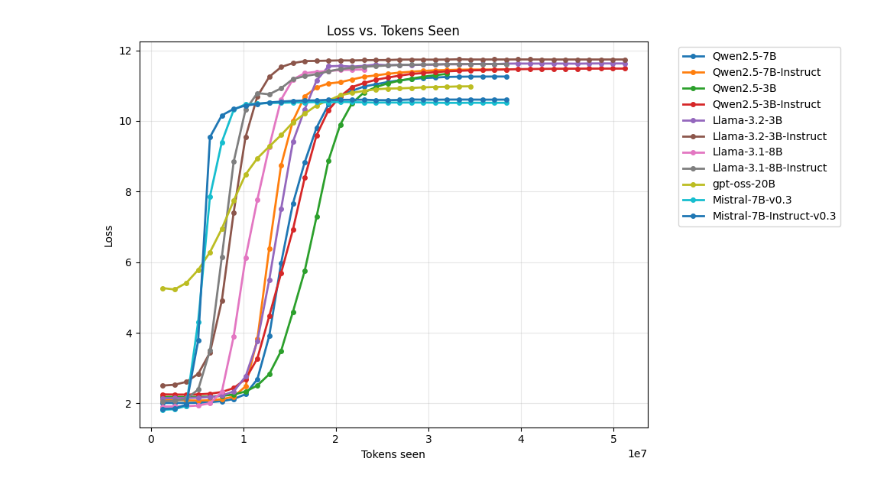
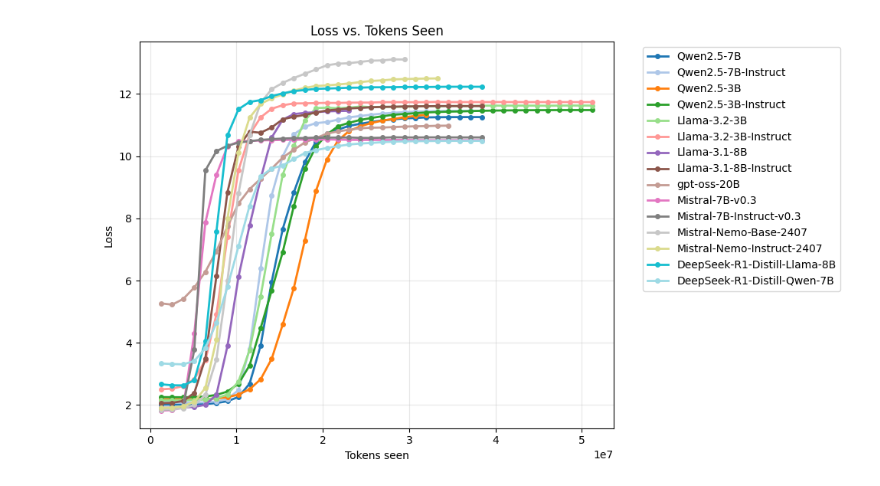
Before and after one commit to agdhruv/confusability, a Jupyter notebook: analyze.ipynb, the cells around one changed output. Saved outputs shown, nothing was run; the diff lists cells and outputs as text; code cells hidden in the pictures.

```diff
--- a/analyze.ipynb
+++ b/analyze.ipynb
@@ -55,7 +55,22 @@ models = [
         "label": "mistralai/Mistral-7B-Instruct-v0.3",
         "instruct": True,
     },
-
+    {
+        "label": "mistralai/Mistral-Nemo-Base-2407",
+        "instruct": False,
+    },
+    {
+        "label": "mistralai/Mistral-Nemo-Instruct-2407",
+        "instruct": True,
+    },
+    {
+        "label": "deepseek-ai/DeepSeek-R1-Distill-Llama-8B",
+        "instruct": True,
+    },
+    {
+        "label": "deepseek-ai/DeepSeek-R1-Distill-Qwen-7B",
+        "instruct": True,
+    },
 ]
 # %%
 rows = []
@@ -113,14 +128,15 @@ import numpy as np
 
 plt.figure(figsize=(10, 6))
 x_values = np.arange(0.0, 0.91, 0.05)
+colors = plt.cm.tab20(np.linspace(0, 1, len(df)))
 
 # Plot a line for each model
-for idx, row in df.iterrows():
+for i, (idx, row) in enumerate(df.iterrows()):
     eval_points = list(row['eval_points'])
     L0 = float(row['L0'])
     logV = float(row['logV'])
     t_across = [interpolate_tokens_for_z_target(eval_points, L0, logV, float(z)) for z in x_values]
-    plt.plot(x_values, t_across, marker='o', label=idx, linewidth=2, markersize=4) # type: ignore
+    plt.plot(x_values, t_across, marker='o', label=idx, linewidth=2, markersize=4, color=colors[i]) # type: ignore
 
 plt.xlabel('Z-score (proportion to uniform distribution)')
 plt.ylabel('Tokens required')
@@ -140,22 +156,23 @@ df['tokens_to_lose_0.5_nats'].plot(kind='bar')
 # %%
 import matplotlib.pyplot as plt
 import numpy as np
 
 plt.figure(figsize=(10, 6))
+colors = plt.cm.tab20(np.linspace(0, 1, len(df)))
 
 # Plot a line for each model
-for idx, row in df.iterrows():
+for i, (idx, row) in enumerate(df.iterrows()):
     eval_points = list(row['eval_points'])
     xs = [t for t, _ in eval_points]
     ys = [l for _, l in eval_points]
-    plt.plot(xs, ys, marker='o', label=idx, linewidth=2, markersize=4) # type: ignore
+    plt.plot(xs, ys, marker='o', label=idx, linewidth=2, markersize=4, color=colors[i]) # type: ignore
 
 plt.xlabel('Tokens seen')
 plt.ylabel('Loss')
 plt.title('Loss vs. Tokens Seen')
 plt.legend(bbox_to_anchor=(1.05, 1), loc='upper left')
 plt.grid(True, alpha=0.3)
 plt.tight_layout()
 plt.show()
 # %% [output]
-[figure, old version]
+[figure, new version]
```
Also changed, not shown: parts of 2 cells of this notebook.
